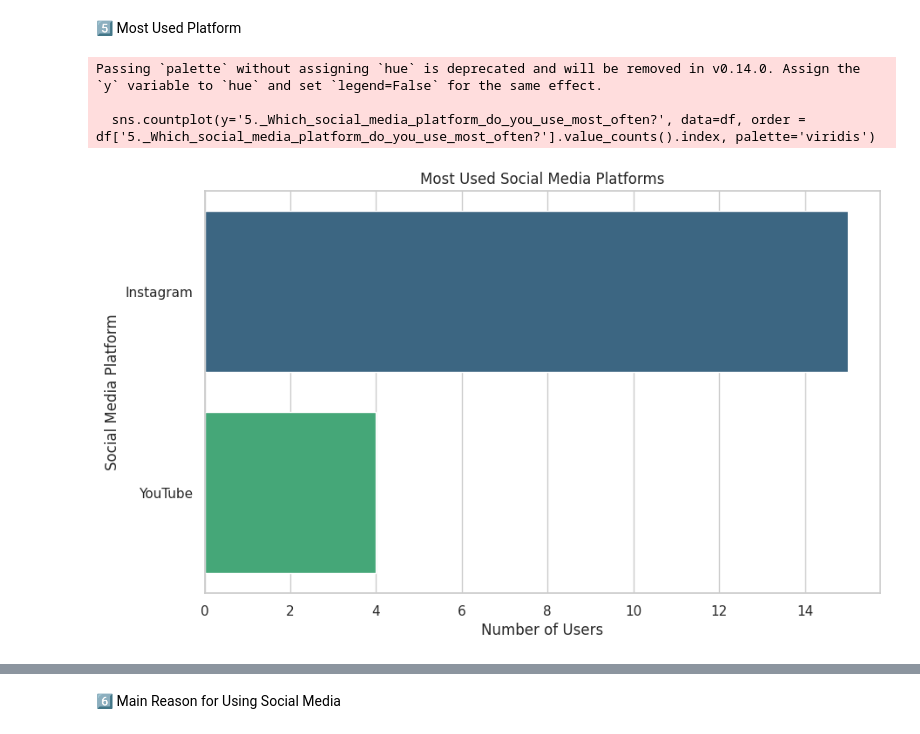
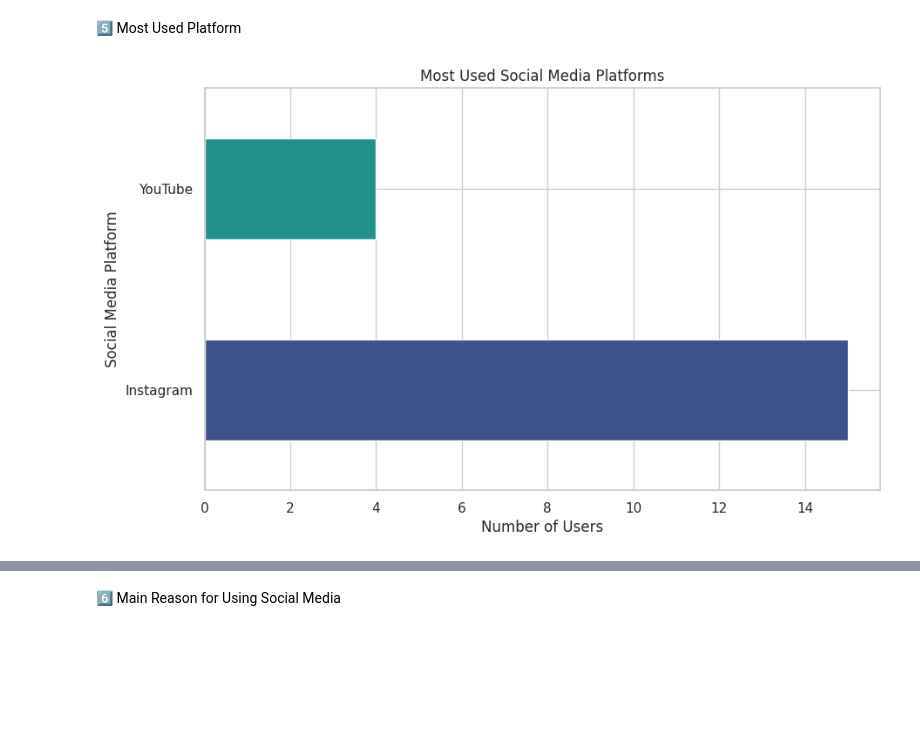
Before and after one commit to srini-vasu8438/-Cleaning-Data, a Jupyter notebook: Project1.ipynb, the cells around one changed output, grey strips where cells are left out. Drawn from its saved outputs; the diff is of its cells as text; code cells hidden in the pictures; blank space fills up the shorter version.

```diff
--- a/Project1.ipynb
+++ b/Project1.ipynb
@@ -111,14 +226,15 @@ plt.show()
 # %% [markdown]
 5️⃣ Most Used Platform
 # %%
+# Bar Chart for "Most Used Platform"
+platform_col_name = '5._Which_social_media_platform_do_you_use_most_often?'
+
 plt.figure(figsize=(10, 6))
-sns.countplot(y='5._Which_social_media_platform_do_you_use_most_often?', data=df, order = df['5._Which_social_media_platform_do_you_use_most_often?'].value_counts().index, palette='viridis')
+df[platform_col_name].value_counts().plot(kind='barh', color=sns.color_palette('viridis', len(df[platform_col_name].unique())))
+
 plt.title('Most Used Social Media Platforms')
 plt.xlabel('Number of Users')
 plt.ylabel('Social Media Platform')
 plt.show()
 # %% [output]
-Passing `palette` without assigning `hue` is deprecated and will be removed in v0.14.0. Assign the `y` variable to `hue` and set `legend=False` for the same effect.
-
-  sns.countplot(y='5._Which_social_media_platform_do_you_use_most_often?', data=df, order = df['5._Which_social_media_platform_do_you_use_most_often?'].value_counts().index, palette='viridis')
-[figure, old version]
+[figure, new version]
```
Also changed, not shown: parts of 26 cells of this notebook.
